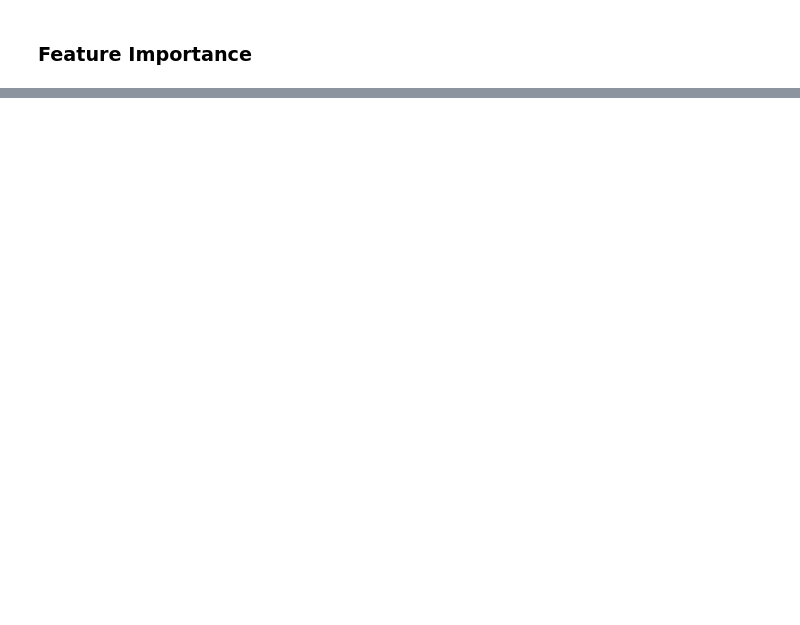
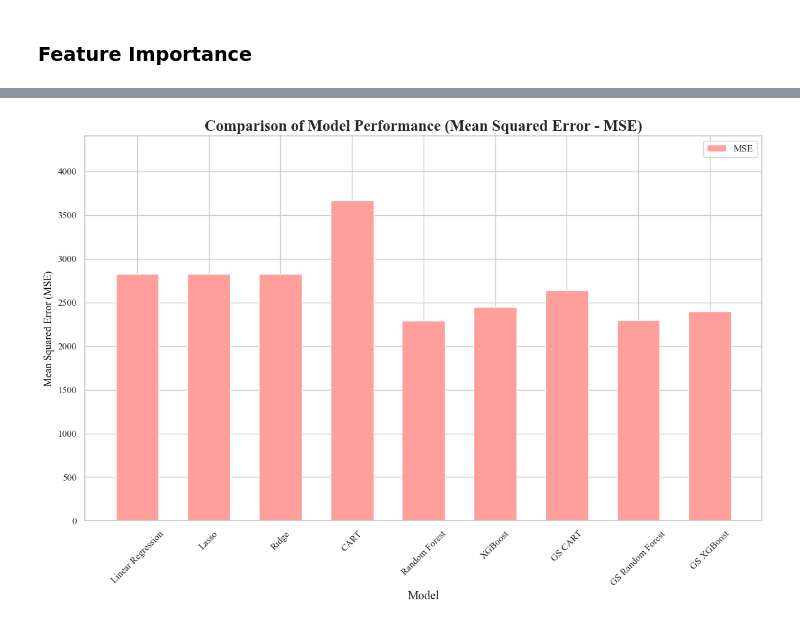
Before and after one commit to martinbog19/ml-engine-maintenance, a Jupyter notebook: Predictive Phase/Models_v1.ipynb, the cells around one changed output, grey strips where cells are left out. Saved outputs shown, nothing was run; the diff lists cells and outputs as text; code cells hidden in the pictures; blank space fills up the shorter version.

```diff
--- a/Predictive Phase/Models_v1.ipynb
+++ b/Predictive Phase/Models_v1.ipynb
@@ -471,0 +726,37 @@ plot_and_save_feature_importances(df_importances_xgb, 'XGBoost Model Feature Imp
+# %%
+# Setting up the figure and axes for MSE chart
+fig, ax1 = plt.subplots(figsize=(14, 8))
+plt.grid(True)
+plt.title('Comparison of Model Performance (Mean Squared Error - MSE)', family='Times New Roman', fontsize=18, weight='bold')
+
+# Models
+models = combined_results['Model']
+
+# MSE
+mse = combined_results['MSE']
+
+# Bar width and positions
+bar_width = 0.6
+r1 = np.arange(len(models))
+
+# Plotting MSE on the right y-axis
+ax1.bar(r1, mse, color='r', width=bar_width, label='MSE')
+
+# Setting the y-axis label for MSE
+ax1.set_ylabel('Mean Squared Error (MSE)', color='black')
+ax1.tick_params(axis='y')
+ax1.set_ylim([0, max(mse) * 1.2])  # Adjust as needed
+ax1.set_xticks([r for r in range(len(r1))])
+ax1.set_xticklabels(models, rotation=45)
+ax1.set_xlabel('Model', fontsize=14)
+
+# Adding a legend
+ax1.legend(loc='upper right')
+
+# Save the MSE chart
+plt.savefig('model_performance_mse.png', dpi=300, bbox_inches='tight')
+
+# Show the MSE chart
+plt.show()
+# %% [output]
+[figure, added]
```
Also changed, not shown: parts of 37 cells of this notebook, 19 other files.
